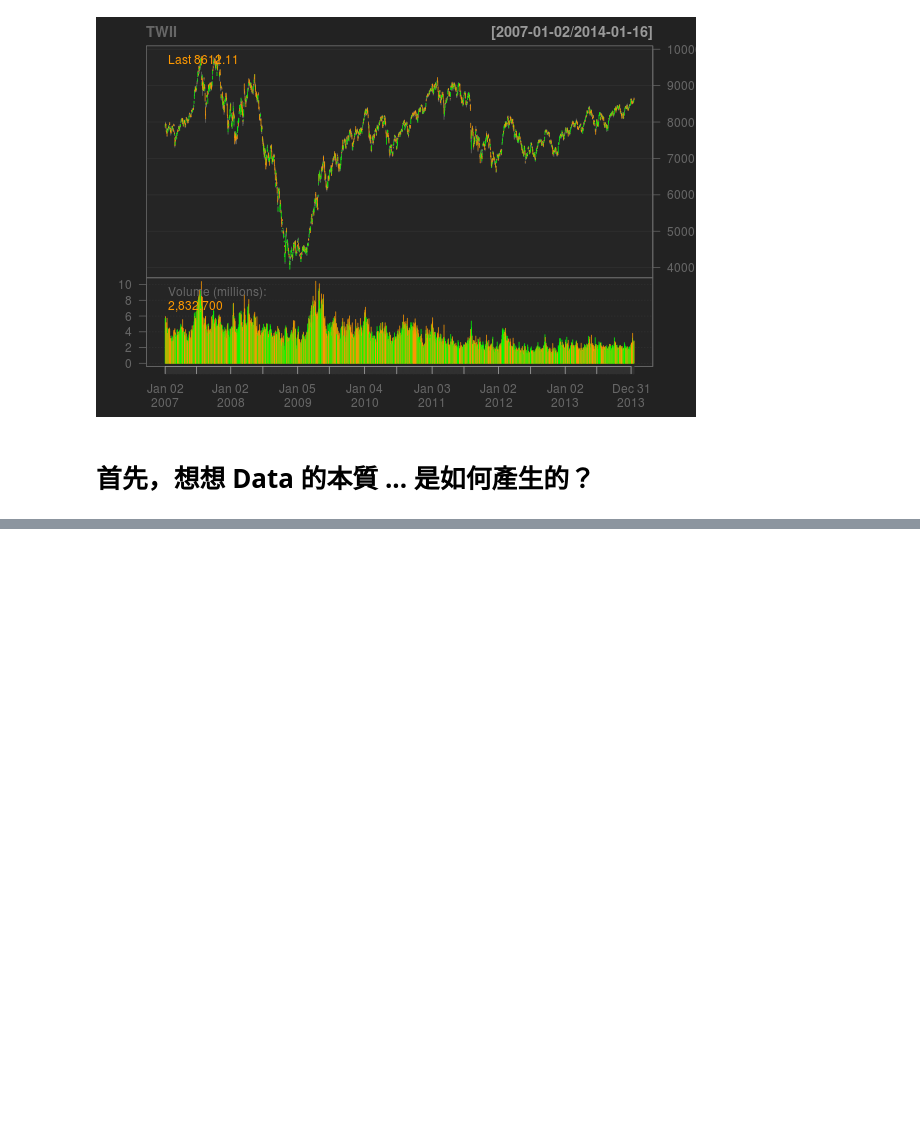
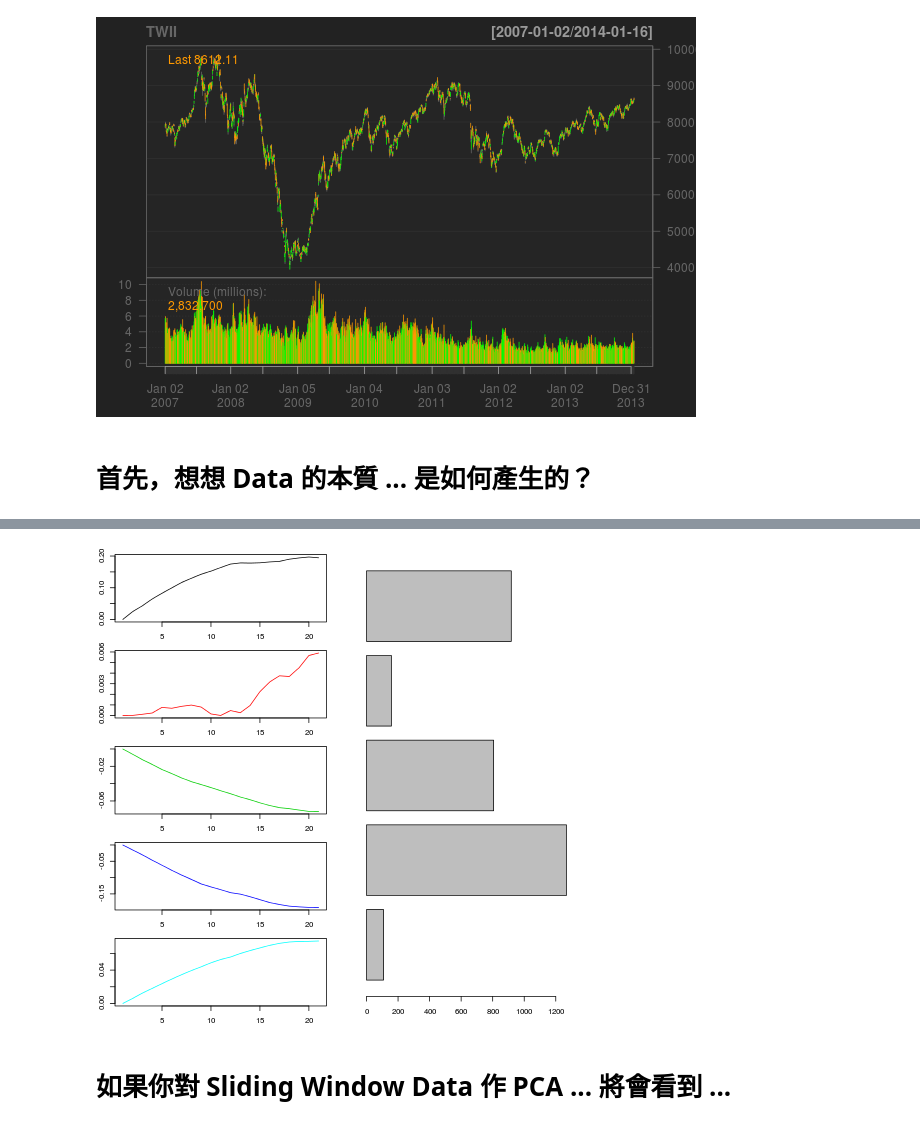
Before and after one commit to c3h3/OSSF-IntroDSwithR-20130118, a Jupyter notebook: LectureSlides.ipynb, the cells around one changed output, grey strips where cells are left out. Cells and saved outputs as stored; diff of their text form; code cells hidden in the pictures; blank space fills up the shorter version.

```diff
--- a/LectureSlides.ipynb
+++ b/LectureSlides.ipynb
@@ -316,0 +402,13 @@ chartSeries(TWII)
+# %%
+%%R
+layout(as.matrix(cbind(2:(K_Centers+1),2:(K_Centers+1),1,1)))
+par(mar=c(3,3,1,1))
+barplot(test_means$size, horiz=TRUE)
+for (i in 1:K_Centers){
+  par(mar=c(2,2,1,1))
+  plot(1:(WinSize+1),test_means$centers[i,],type="l",col=i)
+}
+# %% [output]
+[figure, added]
+# %% [markdown]
+# 如果你對 Sliding Window Data 作 PCA ... 將會看到 ...
```
Also changed, not shown: parts of 21 cells of this notebook, 3 other files.
